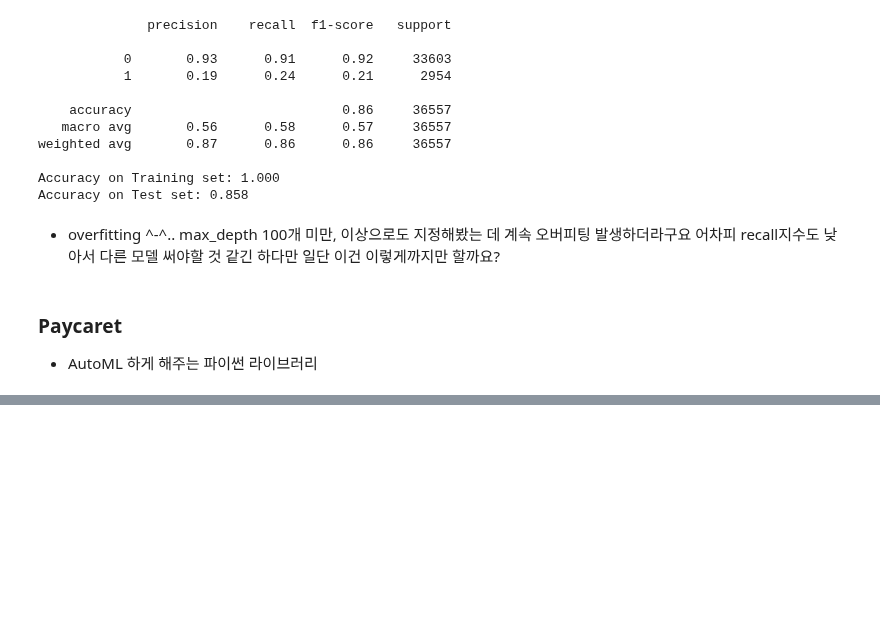
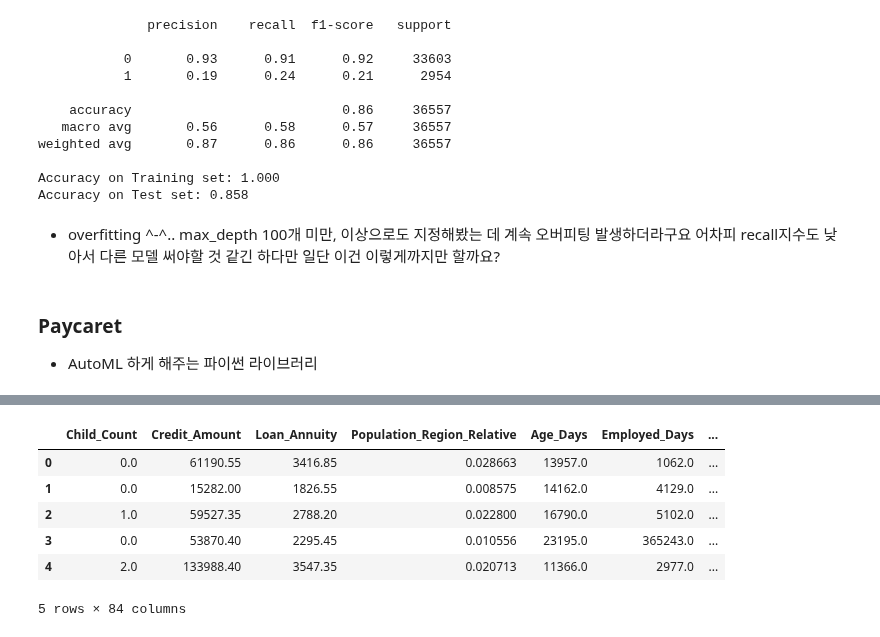
Before and after one commit to kimhyunso/semi_project, a Jupyter notebook: Tree model_hwajeong.ipynb, the cells around one changed output, grey strips where cells are left out. Cells and saved outputs as stored; diff of their text form; code cells hidden in the pictures; blank space fills up the shorter version.

```diff
--- a/Tree model_hwajeong.ipynb
+++ b/Tree model_hwajeong.ipynb
@@ -111,0 +120,16 @@ train_dataset.select_dtypes(include='object').columns
+# %%
+preprocessing_db = Preprocessing()
+
+# data load 과정에서 nan값 등 결측치 처리
+preprocessing_db.__init__()
+# 결측치가 너무 많아 쓸 수 없다 판단되는 컬럼들 제거
+preprocessing_db.drop_columns()
+# 범주형 데이터 대체
+preprocessing_db.category_columns_replace()
+# 연속형 데이터 대체
+preprocessing_db.numerical_columns_replace()
+# %%
+# x data return
+x_df = preprocessing_db.get_df()
+# targer data return
+target_df = preprocessing_db.get_target_df()
@@ -111,0 +162,15 @@ train_dataset.select_dtypes(include='object').columns
+# %%
+# 범주형 컬럼 원핫 인코딩
+catecorical_columns = ['Client_Income_Type', 'Client_Education', 'Client_Marital_Status', 'Client_Gender',
+                      'Loan_Contract_Type', 'Client_Housing_Type', 'Client_Occupation']
+train_df = pd.get_dummies(x_df, columns=catecorical_columns)
+# %%
+train_df.head()
+# %% [output]
+|  | Child_Count | Credit_Amount | Loan_Annuity | Population_Region_Relative | Age_Days | Employed_Days | ... |
+| 0 | 0.0 | 61190.55 | 3416.85 | 0.028663 | 13957.0 | 1062.0 | ... |
+| 1 | 0.0 | 15282.00 | 1826.55 | 0.008575 | 14162.0 | 4129.0 | ... |
+| 2 | 1.0 | 59527.35 | 2788.20 | 0.022800 | 16790.0 | 5102.0 | ... |
+| 3 | 0.0 | 53870.40 | 2295.45 | 0.010556 | 23195.0 | 365243.0 | ... |
+| 4 | 2.0 | 133988.40 | 3547.35 | 0.020713 | 11366.0 | 2977.0 | ... |
+5 rows × 84 columns
```
Also changed, not shown: parts of 22 cells of this notebook, 3 other files.
